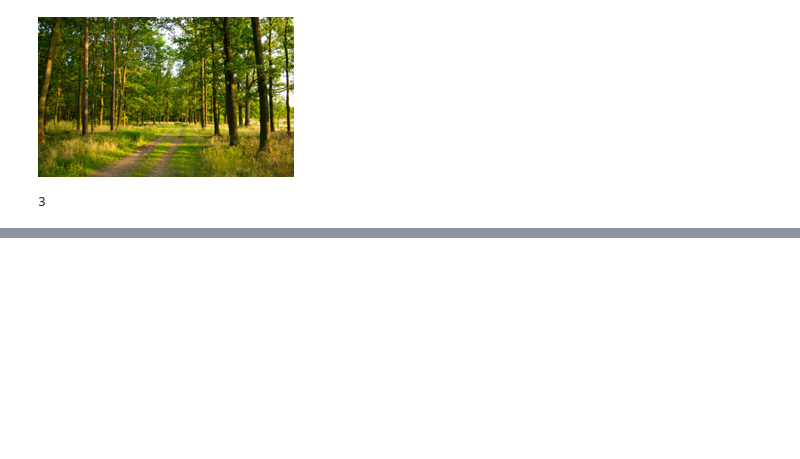
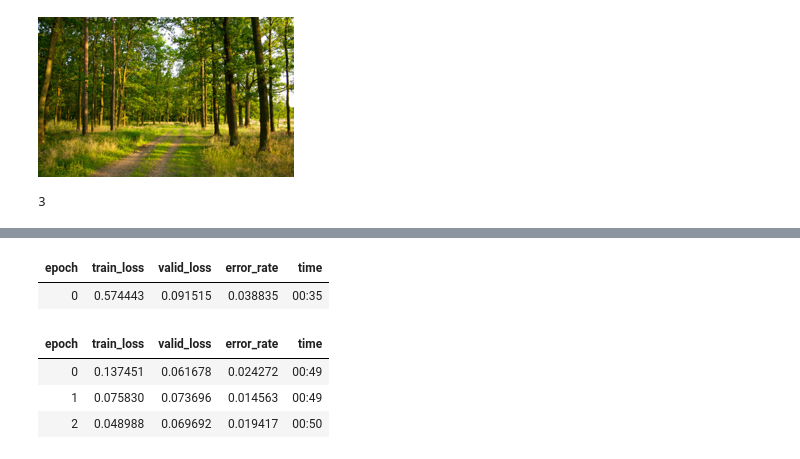
Before and after one commit to barlax91/DeepLearning, a Jupyter notebook: DeepL.ipynb, the cells around one changed output, grey strips where cells are left out. Drawn from its saved outputs; the diff is of its cells as text; code cells hidden in the pictures; blank space fills up the shorter version.

```diff
--- a/DeepL.ipynb
+++ b/DeepL.ipynb
@@ -82,0 +86,4 @@ dls.show_batch(max_n=6)
+# %%
+learn = vision_learner(dls, resnet18, metrics=error_rate)
+learn.fine_tune(3)
+# %% [output]
@@ -82,0 +91,6 @@ dls.show_batch(max_n=6)
+| epoch | train_loss | valid_loss | error_rate | time |
+| 0 | 0.574443 | 0.091515 | 0.038835 | 00:35 |
+| epoch | train_loss | valid_loss | error_rate | time |
+| 0 | 0.137451 | 0.061678 | 0.024272 | 00:49 |
+| 1 | 0.075830 | 0.073696 | 0.014563 | 00:49 |
+| 2 | 0.048988 | 0.069692 | 0.019417 | 00:50 |
```
Also changed, not shown: parts of 2 cells of this notebook.
